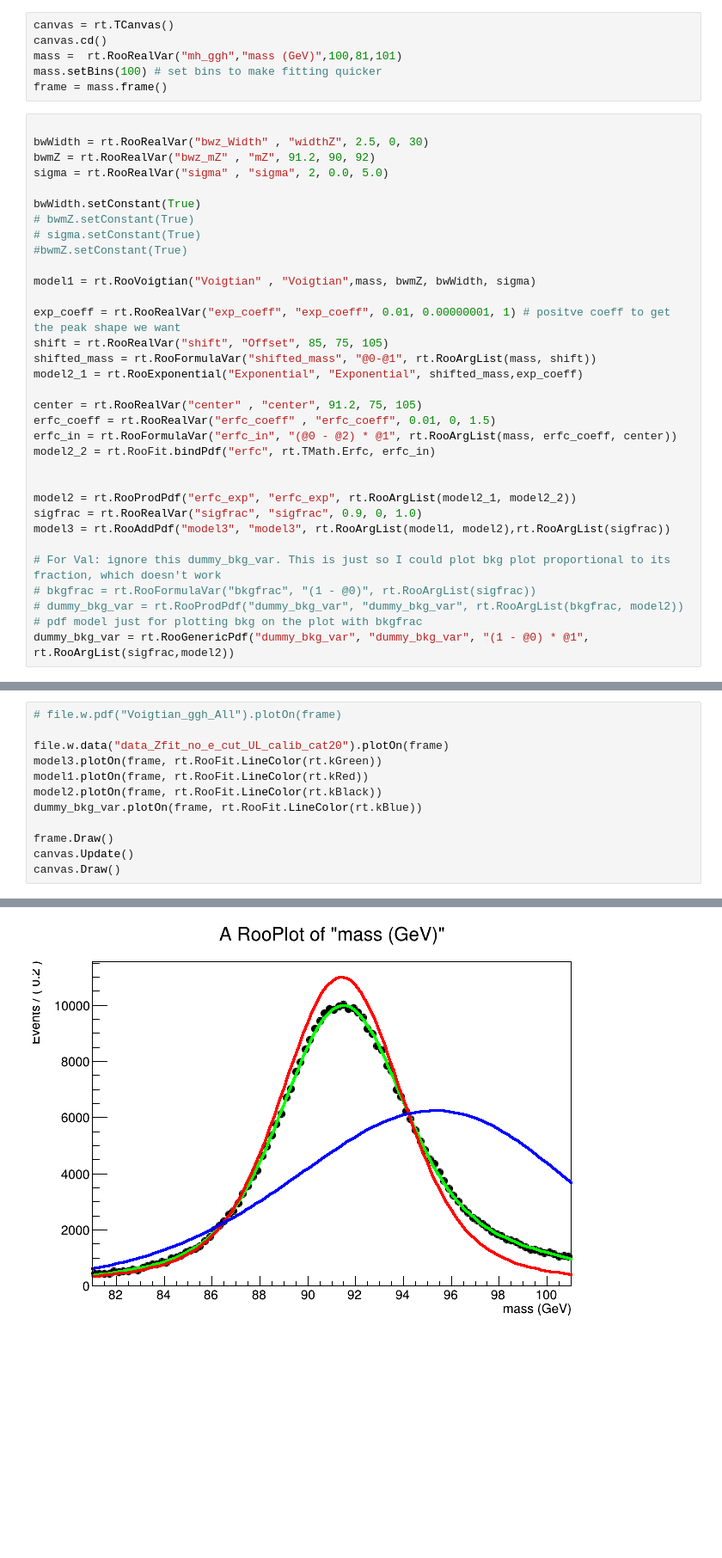
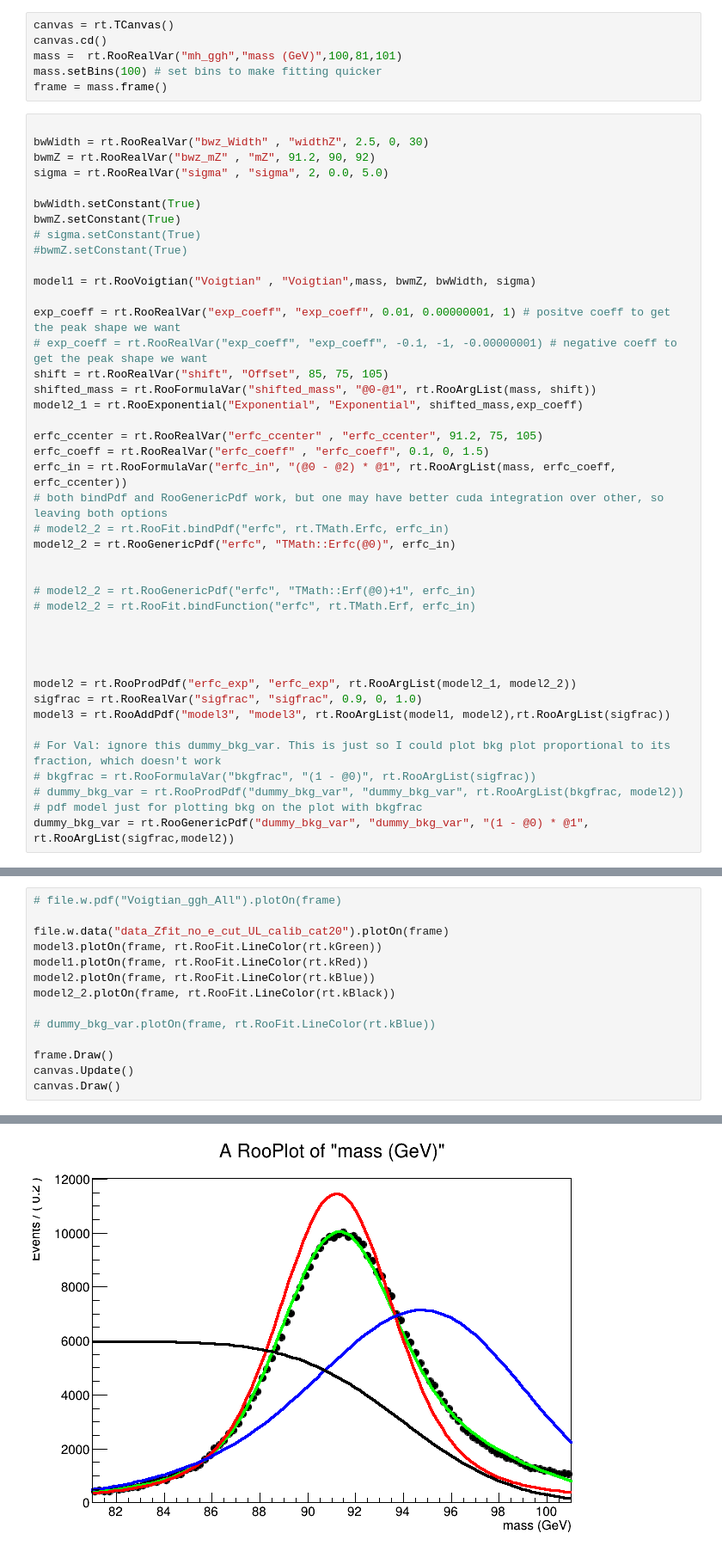
Before and after one commit to green-cabbage/copperhead_fork2, a Jupyter notebook: quick_tests/Voigtian.ipynb, the cells around one changed output, grey strips where cells are left out. Shown: that part at 86% size. Saved outputs shown, nothing was run; the diff lists cells and outputs as text; blank space fills up the shorter version.

Commit message:
played around with background function as  Erfc X ExpPositive  or  Erf X ExpNegative

```diff
--- a/quick_tests/Voigtian.ipynb
+++ b/quick_tests/Voigtian.ipynb
@@ -19,21 +19,30 @@ bwmZ = rt.RooRealVar("bwz_mZ" , "mZ", 91.2, 90, 92)
 sigma = rt.RooRealVar("sigma" , "sigma", 2, 0.0, 5.0)
 
 bwWidth.setConstant(True)
-# bwmZ.setConstant(True)
+bwmZ.setConstant(True)
 # sigma.setConstant(True)
 #bwmZ.setConstant(True)
 
 model1 = rt.RooVoigtian("Voigtian" , "Voigtian",mass, bwmZ, bwWidth, sigma)
 
 exp_coeff = rt.RooRealVar("exp_coeff", "exp_coeff", 0.01, 0.00000001, 1) # positve coeff to get the peak shape we want
+# exp_coeff = rt.RooRealVar("exp_coeff", "exp_coeff", -0.1, -1, -0.00000001) # negative coeff to get the peak shape we want
 shift = rt.RooRealVar("shift", "Offset", 85, 75, 105)
 shifted_mass = rt.RooFormulaVar("shifted_mass", "@0-@1", rt.RooArgList(mass, shift))
 model2_1 = rt.RooExponential("Exponential", "Exponential", shifted_mass,exp_coeff)
 
-center = rt.RooRealVar("center" , "center", 91.2, 75, 105)
-erfc_coeff = rt.RooRealVar("erfc_coeff" , "erfc_coeff", 0.01, 0, 1.5)
-erfc_in = rt.RooFormulaVar("erfc_in", "(@0 - @2) * @1", rt.RooArgList(mass, erfc_coeff, center))
-model2_2 = rt.RooFit.bindPdf("erfc", rt.TMath.Erfc, erfc_in)
+erfc_ccenter = rt.RooRealVar("erfc_ccenter" , "erfc_ccenter", 91.2, 75, 105)
+erfc_coeff = rt.RooRealVar("erfc_coeff" , "erfc_coeff", 0.1, 0, 1.5)
+erfc_in = rt.RooFormulaVar("erfc_in", "(@0 - @2) * @1", rt.RooArgList(mass, erfc_coeff, erfc_ccenter))
+# both bindPdf and RooGenericPdf work, but one may have better cuda integration over other, so leaving both options
+# model2_2 = rt.RooFit.bindPdf("erfc", rt.TMath.Erfc, erfc_in)
+model2_2 = rt.RooGenericPdf("erfc", "TMath::Erfc(@0)", erfc_in)
+
+
+# model2_2 = rt.RooGenericPdf("erfc", "TMath::Erf(@0)+1", erfc_in)
+# model2_2 = rt.RooFit.bindFunction("erfc", rt.TMath.Erf, erfc_in)
+
+
 
 
 model2 = rt.RooProdPdf("erfc_exp", "erfc_exp", rt.RooArgList(model2_1, model2_2))
@@ -97,8 +111,10 @@ Warning in <ROOT::Math::Fitter::CalculateHessErrors>: Error when calculating Hes
 file.w.data("data_Zfit_no_e_cut_UL_calib_cat20").plotOn(frame)
 model3.plotOn(frame, rt.RooFit.LineColor(rt.kGreen))
 model1.plotOn(frame, rt.RooFit.LineColor(rt.kRed))
-model2.plotOn(frame, rt.RooFit.LineColor(rt.kBlack))
-dummy_bkg_var.plotOn(frame, rt.RooFit.LineColor(rt.kBlue))
+model2.plotOn(frame, rt.RooFit.LineColor(rt.kBlue))
+model2_2.plotOn(frame, rt.RooFit.LineColor(rt.kBlack))
+
+# dummy_bkg_var.plotOn(frame, rt.RooFit.LineColor(rt.kBlue))
 
 frame.Draw()
 canvas.Update()
@@ -113 +128 @@ canvas.Draw()
-[figure, old version]
+[figure, new version]
```
Also changed, not shown: parts of 3 cells of this notebook.
